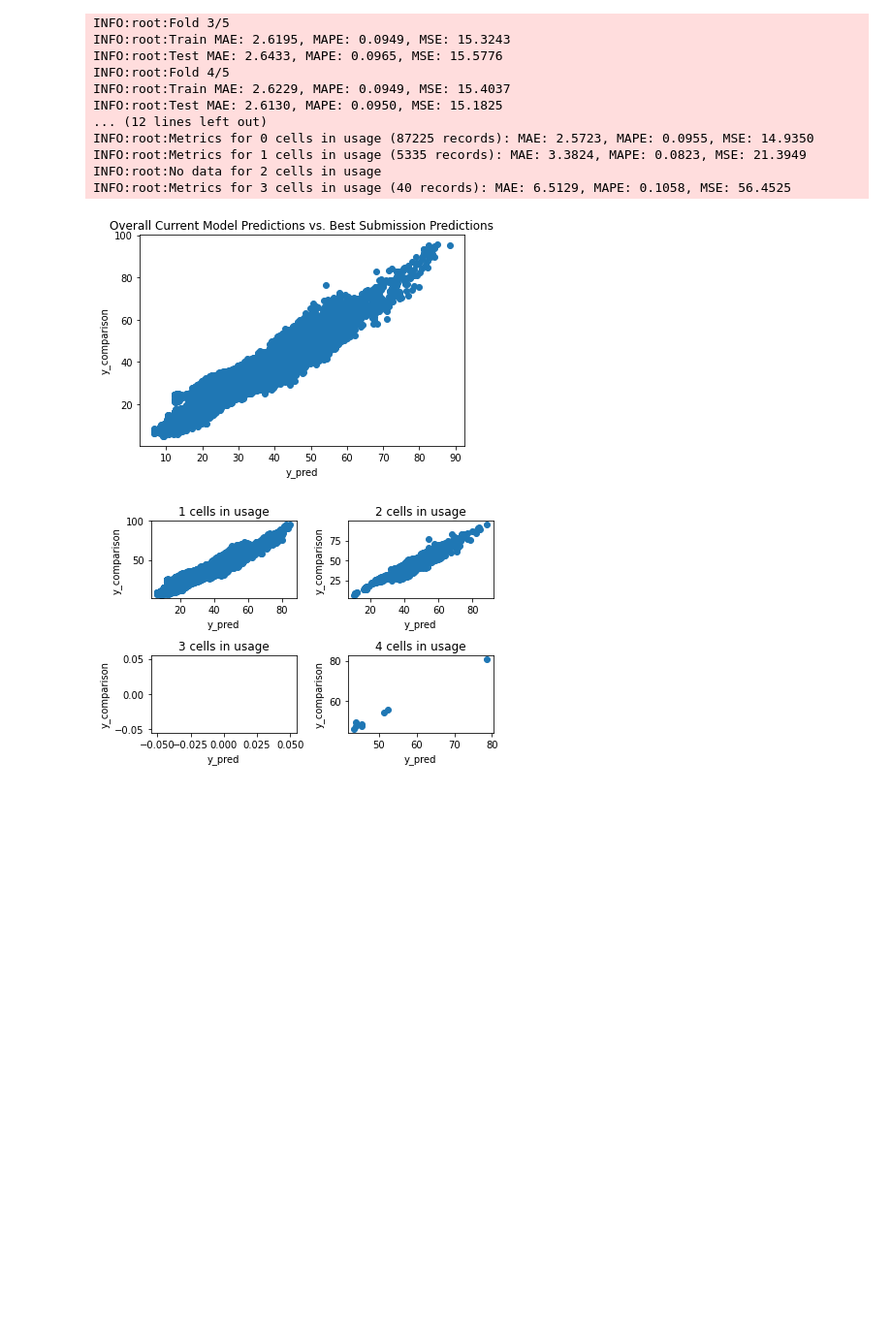
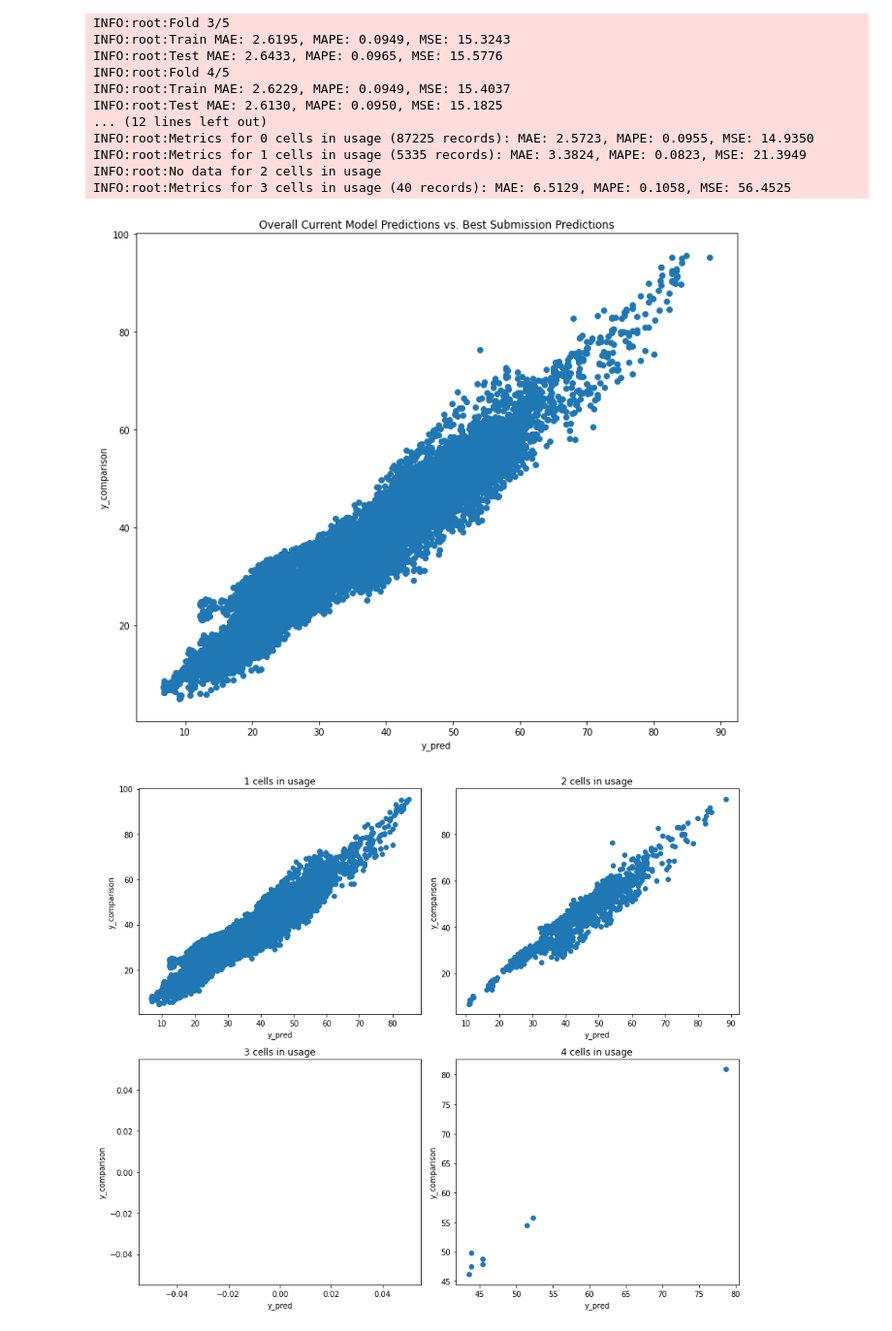
Before and after one commit to sandilsranasinghe/5g-energy-comp, a Jupyter notebook: models/catboost.ipynb, the cells around one changed output. Shown: that part at 97% size. Cells and saved outputs as stored; diff of their text form; code cells hidden in the pictures; blank space fills up the shorter version.

Commit message:
comparison plots

```diff
--- a/models/catboost.ipynb
+++ b/models/catboost.ipynb
@@ -88,8 +88,10 @@ INFO:root:Metrics for 1 cells in usage (5335 records): MAE: 3.3824, MAPE: 0.0823
 INFO:root:No data for 2 cells in usage
 INFO:root:Metrics for 3 cells in usage (40 records): MAE: 6.5129, MAPE: 0.1058, MSE: 56.4525
 # %%
+import matplotlib.pyplot as plt
+plt.rcParams["figure.figsize"] = (12, 10)
 best_submission = load_submission("bestsubmission.csv")
 model_eval.compare_predictions_with(_predict_df, best_submission['Energy'])
 # %% [output]
-[figure, old version]
+[figure, new version]
-[figure, old version]
+[figure, new version]
```
Also changed, not shown: 2 other files.
